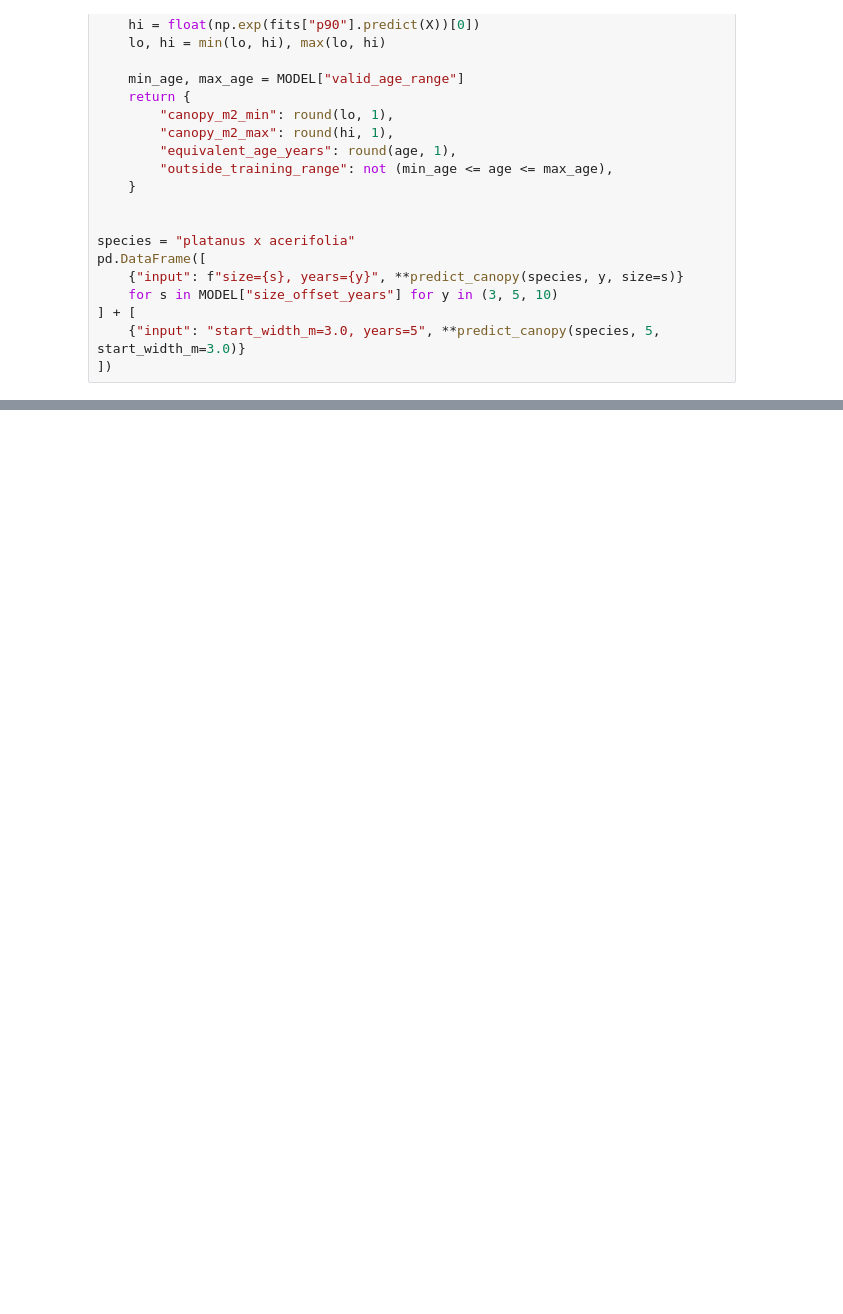
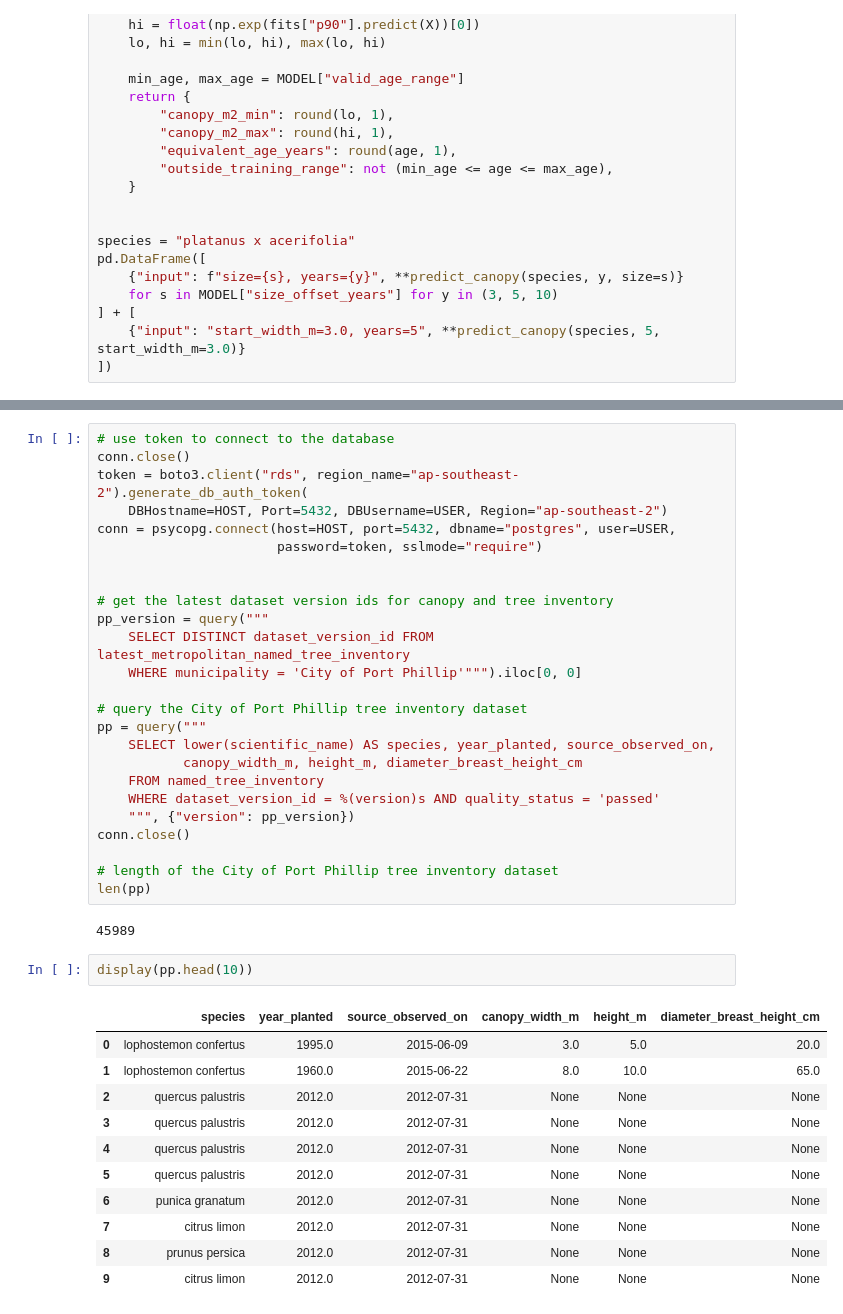
Before and after one commit to FIT5120TP02-Greenchanger/5120-TP02-Greenchanger, a Jupyter notebook: ml/train.ipynb, the cells around one changed output, grey strips where cells are left out. Saved outputs shown, nothing was run; the diff lists cells and outputs as text; blank space fills up the shorter version.

```diff
--- a/ml/train.ipynb
+++ b/ml/train.ipynb
@@ -201,0 +231,41 @@ pd.DataFrame([
+# %%
+# use token to connect to the database
+conn.close()
+token = boto3.client("rds", region_name="ap-southeast-2").generate_db_auth_token(
+    DBHostname=HOST, Port=5432, DBUsername=USER, Region="ap-southeast-2")
+conn = psycopg.connect(host=HOST, port=5432, dbname="postgres", user=USER,
+                       password=token, sslmode="require")
+
+
+# get the latest dataset version ids for canopy and tree inventory
+pp_version = query("""
+    SELECT DISTINCT dataset_version_id FROM latest_metropolitan_named_tree_inventory
+    WHERE municipality = 'City of Port Phillip'""").iloc[0, 0]
+
+# query the City of Port Phillip tree inventory dataset
+pp = query("""
+    SELECT lower(scientific_name) AS species, year_planted, source_observed_on,
+           canopy_width_m, height_m, diameter_breast_height_cm
+    FROM named_tree_inventory
+    WHERE dataset_version_id = %(version)s AND quality_status = 'passed'
+    """, {"version": pp_version})
+conn.close()
+
+# length of the City of Port Phillip tree inventory dataset
+len(pp)
+# %% [output]
+45989
+# %%
+display(pp.head(10))
+# %% [output]
+|  | species | year_planted | source_observed_on | canopy_width_m | height_m | diameter_breast_height_cm |
+| 0 | lophostemon confertus | 1995.0 | 2015-06-09 | 3.0 | 5.0 | 20.0 |
+| 1 | lophostemon confertus | 1960.0 | 2015-06-22 | 8.0 | 10.0 | 65.0 |
+| 2 | quercus palustris | 2012.0 | 2012-07-31 | None | None | None |
+| 3 | quercus palustris | 2012.0 | 2012-07-31 | None | None | None |
+| 4 | quercus palustris | 2012.0 | 2012-07-31 | None | None | None |
+| 5 | quercus palustris | 2012.0 | 2012-07-31 | None | None | None |
+| 6 | punica granatum | 2012.0 | 2012-07-31 | None | None | None |
+| 7 | citrus limon | 2012.0 | 2012-07-31 | None | None | None |
+| 8 | prunus persica | 2012.0 | 2012-07-31 | None | None | None |
+| 9 | citrus limon | 2012.0 | 2012-07-31 | None | None | None |
```
Also changed, not shown: parts of 15 cells of this notebook, 4 other files.
